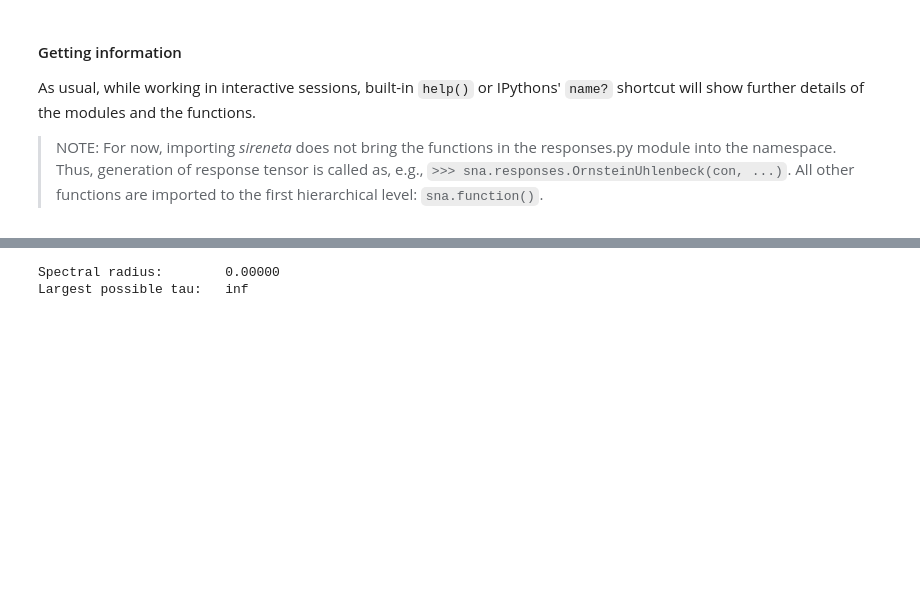
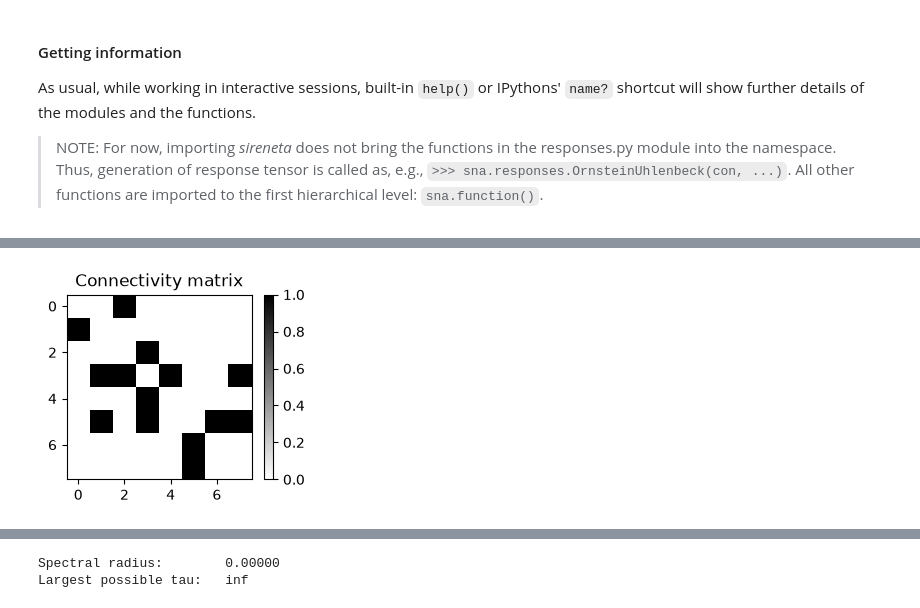
Before and after one commit to mb-BCA/SiReNetA, a Jupyter notebook: Examples/Test_RandomWalk.ipynb, the cells around one changed output, grey strips where cells are left out. Saved outputs shown, nothing was run; the diff lists cells and outputs as text; code cells hidden in the pictures; blank space fills up the shorter version.

```diff
--- a/Examples/Test_RandomWalk.ipynb
+++ b/Examples/Test_RandomWalk.ipynb
@@ -68,0 +62,11 @@ where $\tau$ is a time-constant and $\xi_i$ is a Gaussian white noise, independe
+# %%
+## LOAD A CONNECTIVITY MATRIX
+
+## Small sample graphs
+net = np.loadtxt('Data/testnet_N8_Directed.txt').T
+#net = np.loadtxt('Data/testnet_N8_Undirected.txt').T
+## Path graphs
+#net = np.loadtxt('Data/testnet_PathGraph_N10.txt').T
+#net = np.loadtxt('Data/testnet_PathDigraph_N10.txt').T
+## Structural brain connectivity
+#net = np.load('Data/testnet_SC.npy').T
@@ -68,0 +77,9 @@ where $\tau$ is a time-constant and $\xi_i$ is a Gaussian white noise, independe
+# %%
+# Show the connectivity matrix
+%matplotlib inline
+plt.figure(figsize=(3.2,2.4))
+plt.title( 'Connectivity matrix' )
+plt.imshow(net, cmap='gray_r')
+plt.colorbar();
+# %% [output]
+[figure, added]
```
Also changed, not shown: parts of 24 cells of this notebook.
